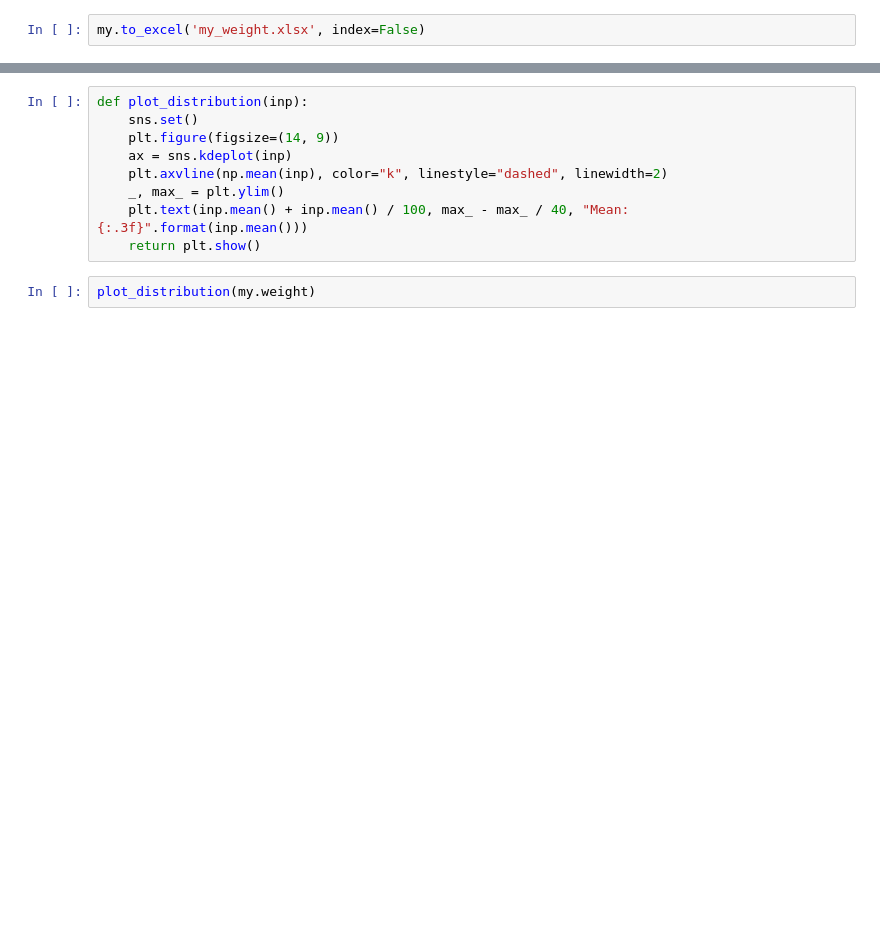
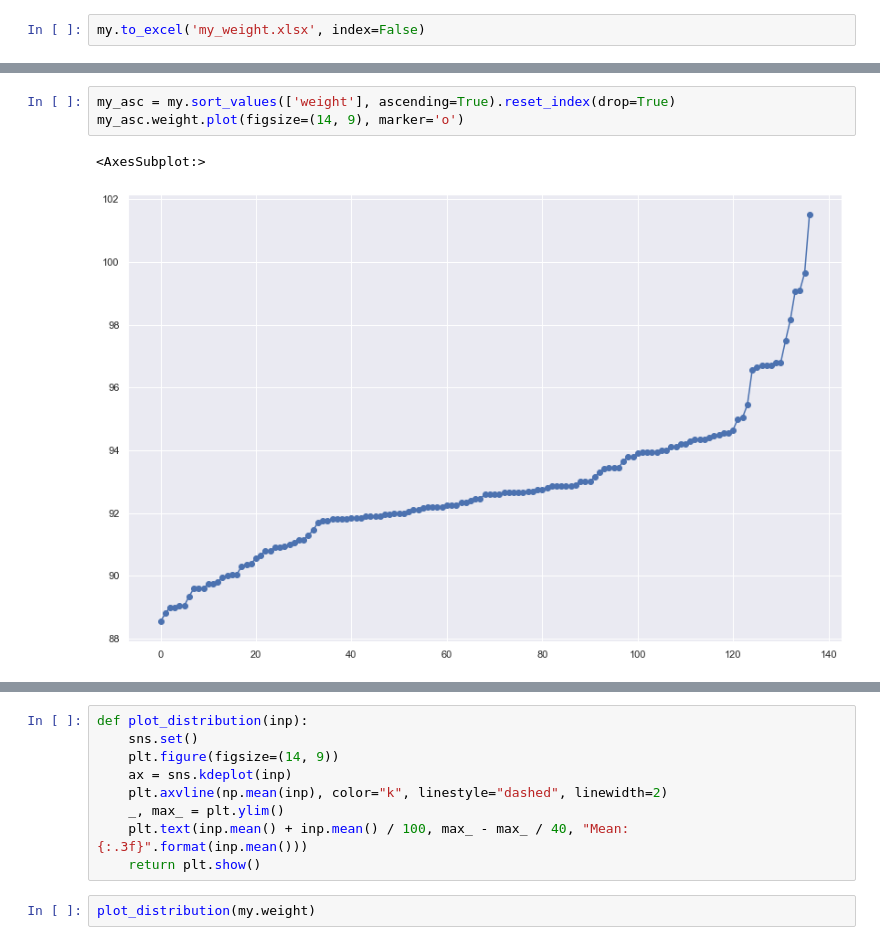
Before and after one commit to TengoX90/library_stack, a Jupyter notebook: my_waight.ipynb, the cells around one changed output, grey strips where cells are left out. Saved outputs shown, nothing was run; the diff lists cells and outputs as text; blank space fills up the shorter version.

```diff
--- a/my_waight.ipynb
+++ b/my_waight.ipynb
@@ -63 +200,7 @@ my.to_excel('my_weight.xlsx', index=False)
+# %%
+my_asc = my.sort_values(['weight'], ascending=True).reset_index(drop=True)
+my_asc.weight.plot(figsize=(14, 9), marker='o')
+# %% [output]
+<AxesSubplot:>
+[figure, added]
 # %%
```
Also changed, not shown: parts of 21 cells of this notebook.
